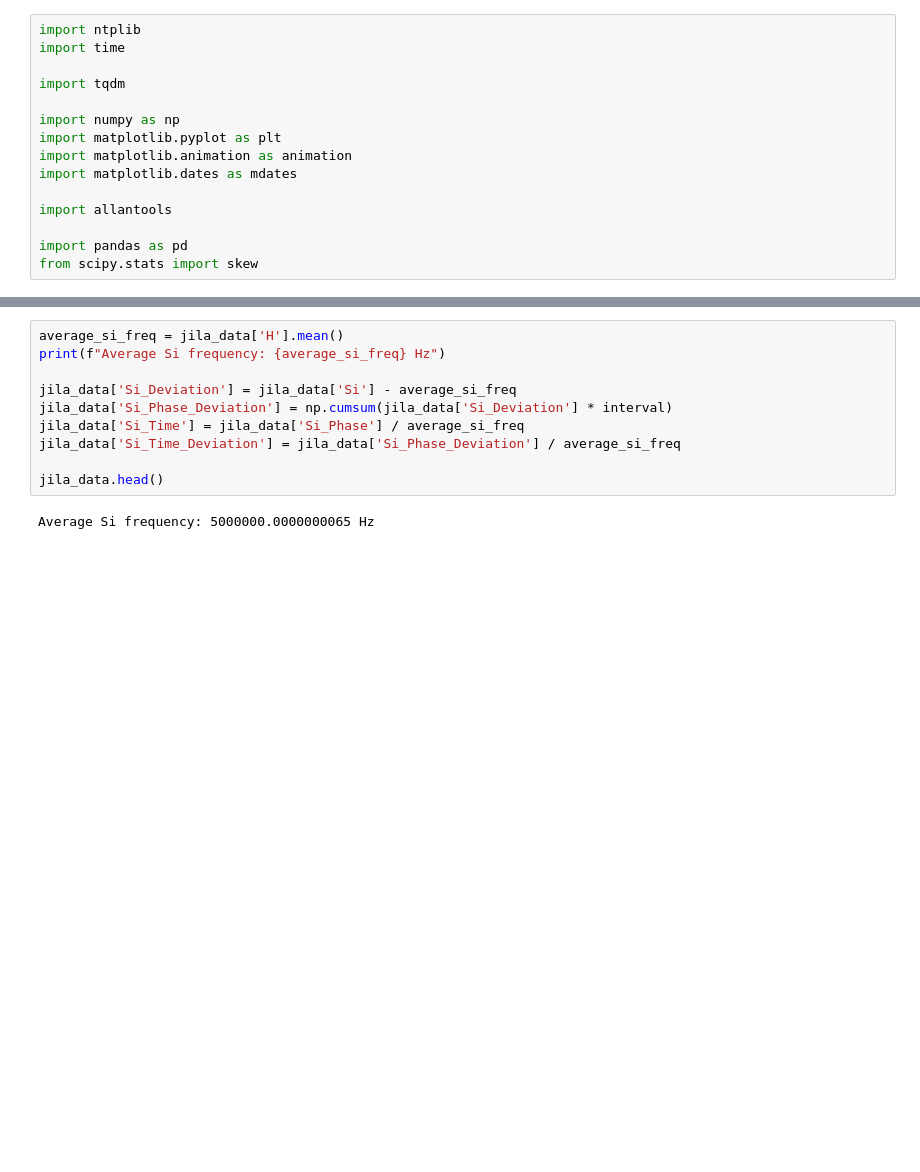
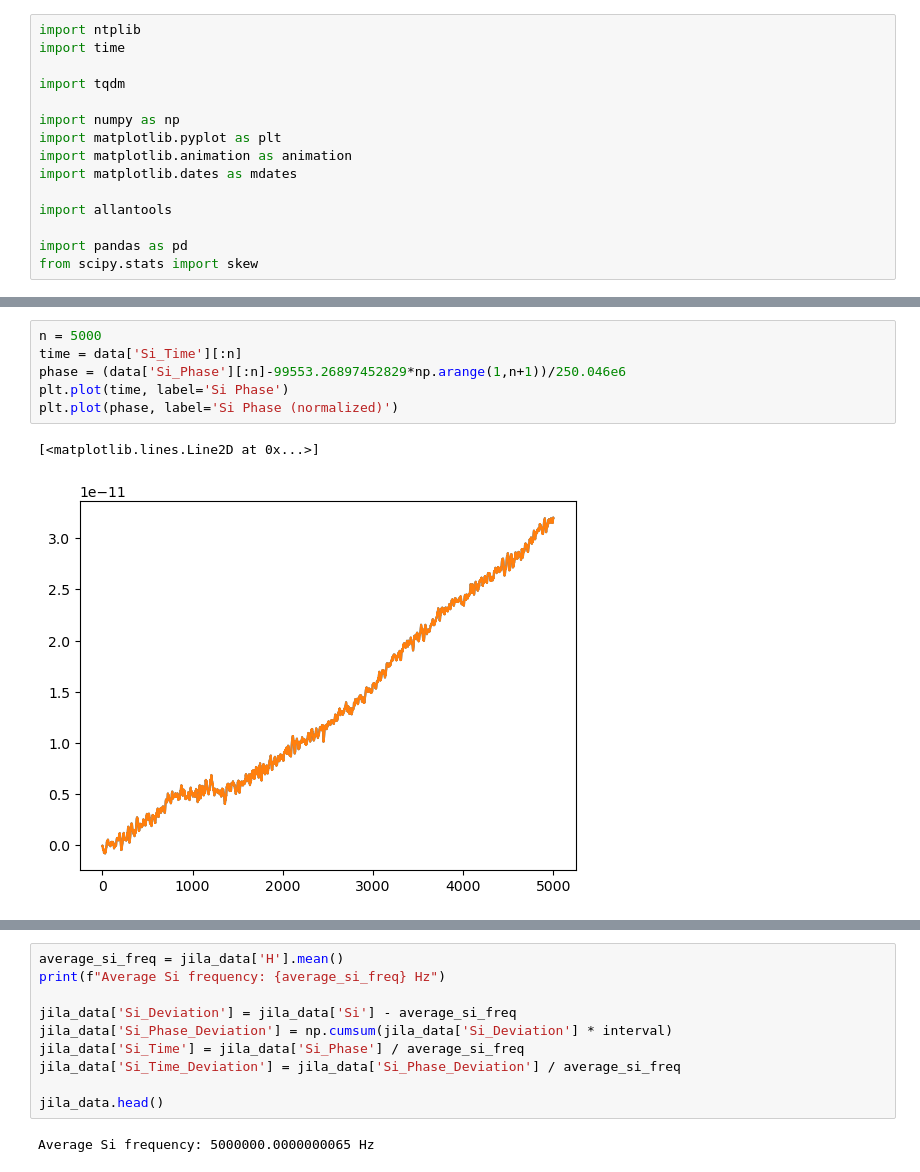
Before and after one commit to HannahARose/TimeKeeping, a Jupyter notebook: python/test.ipynb, the cells around one changed output, grey strips where cells are left out. Saved outputs shown, nothing was run; the diff lists cells and outputs as text; blank space fills up the shorter version.

```diff
--- a/python/test.ipynb
+++ b/python/test.ipynb
@@ -63 +80,10 @@ plt.show()
+# %%
+n = 5000
+time = data['Si_Time'][:n]
+phase = (data['Si_Phase'][:n]-99553.26897452829*np.arange(1,n+1))/250.046e6
+plt.plot(time, label='Si Phase')
+plt.plot(phase, label='Si Phase (normalized)')
+# %% [output]
+[<matplotlib.lines.Line2D at 0x...>]
+[figure, added]
 # %%
```
Also changed, not shown: parts of 5 cells of this notebook, 7 other files.
